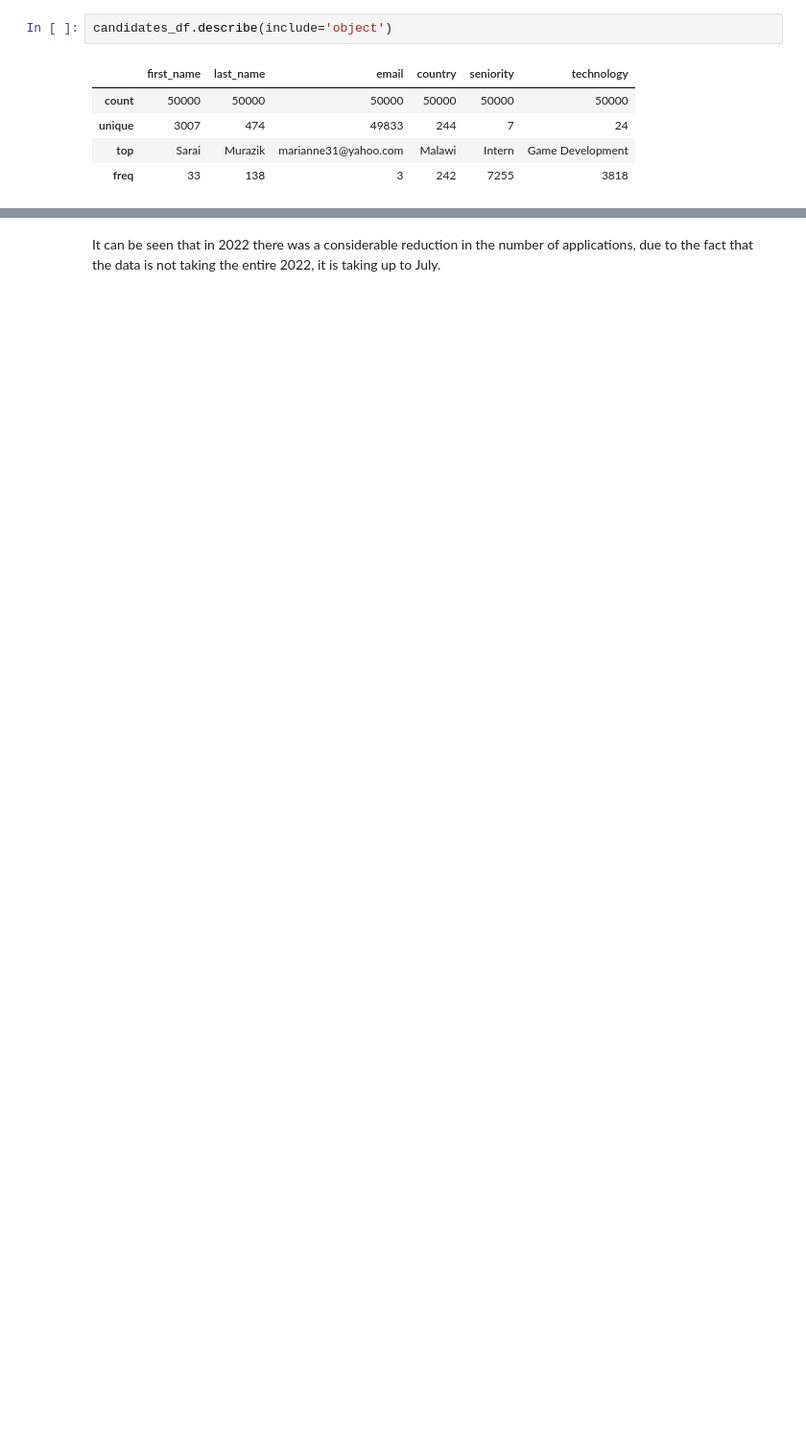
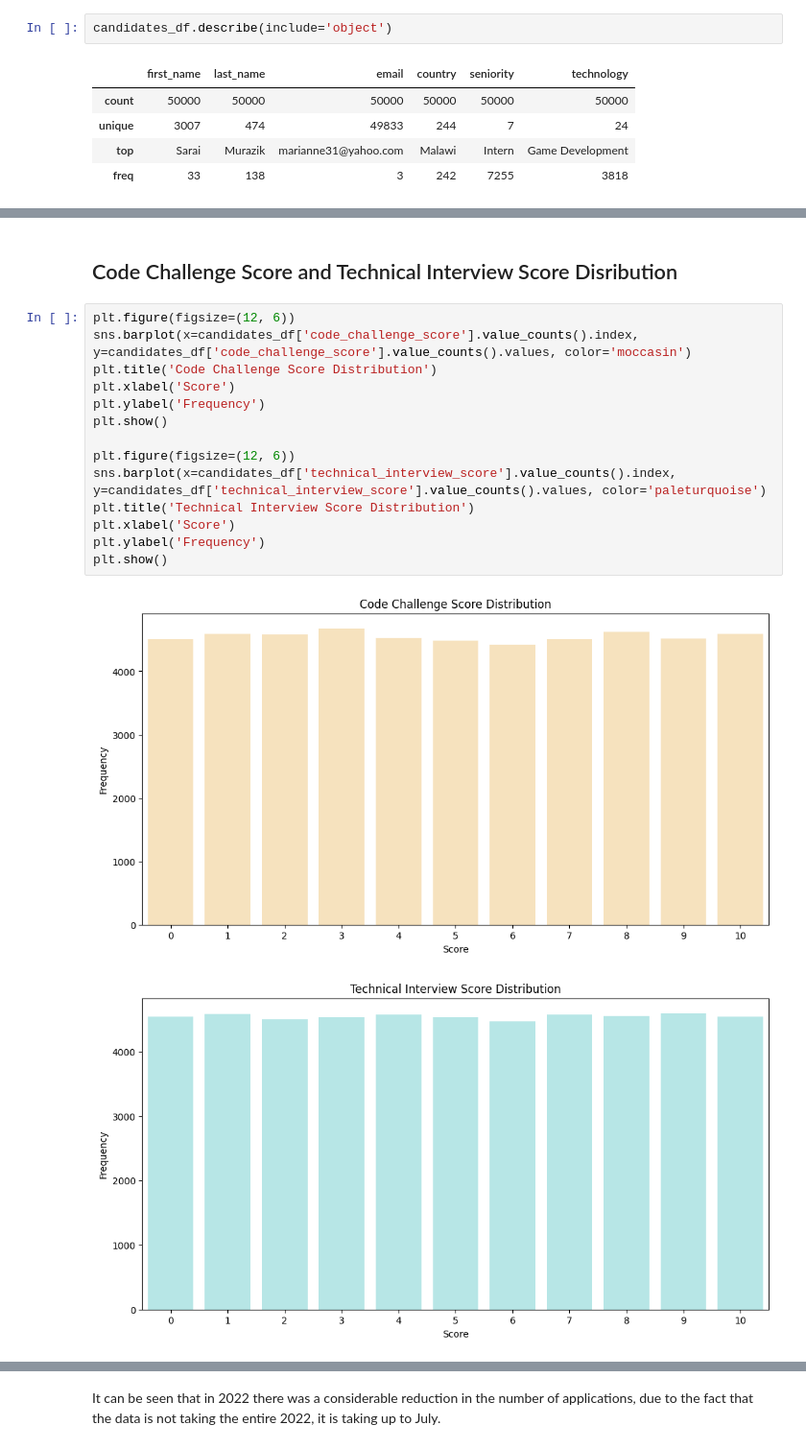
Before and after one commit to natam226/Workshop_001, a Jupyter notebook: notebooks/002_EDA.ipynb, the cells around one changed output, grey strips where cells are left out. Shown at 96% size. Cells and saved outputs as stored; diff of their text form; blank space fills up the shorter version.

```diff
--- a/notebooks/002_EDA.ipynb
+++ b/notebooks/002_EDA.ipynb
@@ -220,0 +229,19 @@ Seniority distribution
+# %% [markdown]
+## Code Challenge Score and Technical Interview Score Disribution
+# %%
+plt.figure(figsize=(12, 6))
+sns.barplot(x=candidates_df['code_challenge_score'].value_counts().index, y=candidates_df['code_challenge_score'].value_counts().values, color='moccasin')
+plt.title('Code Challenge Score Distribution')
+plt.xlabel('Score')
+plt.ylabel('Frequency')
+plt.show()
+
+plt.figure(figsize=(12, 6))
+sns.barplot(x=candidates_df['technical_interview_score'].value_counts().index, y=candidates_df['technical_interview_score'].value_counts().values, color='paleturquoise')
+plt.title('Technical Interview Score Distribution')
+plt.xlabel('Score')
+plt.ylabel('Frequency')
+plt.show()
+# %% [output]
+[figure, added]
+[figure, added]
```
Also changed, not shown: parts of 47 cells of this notebook, 5 other files.
